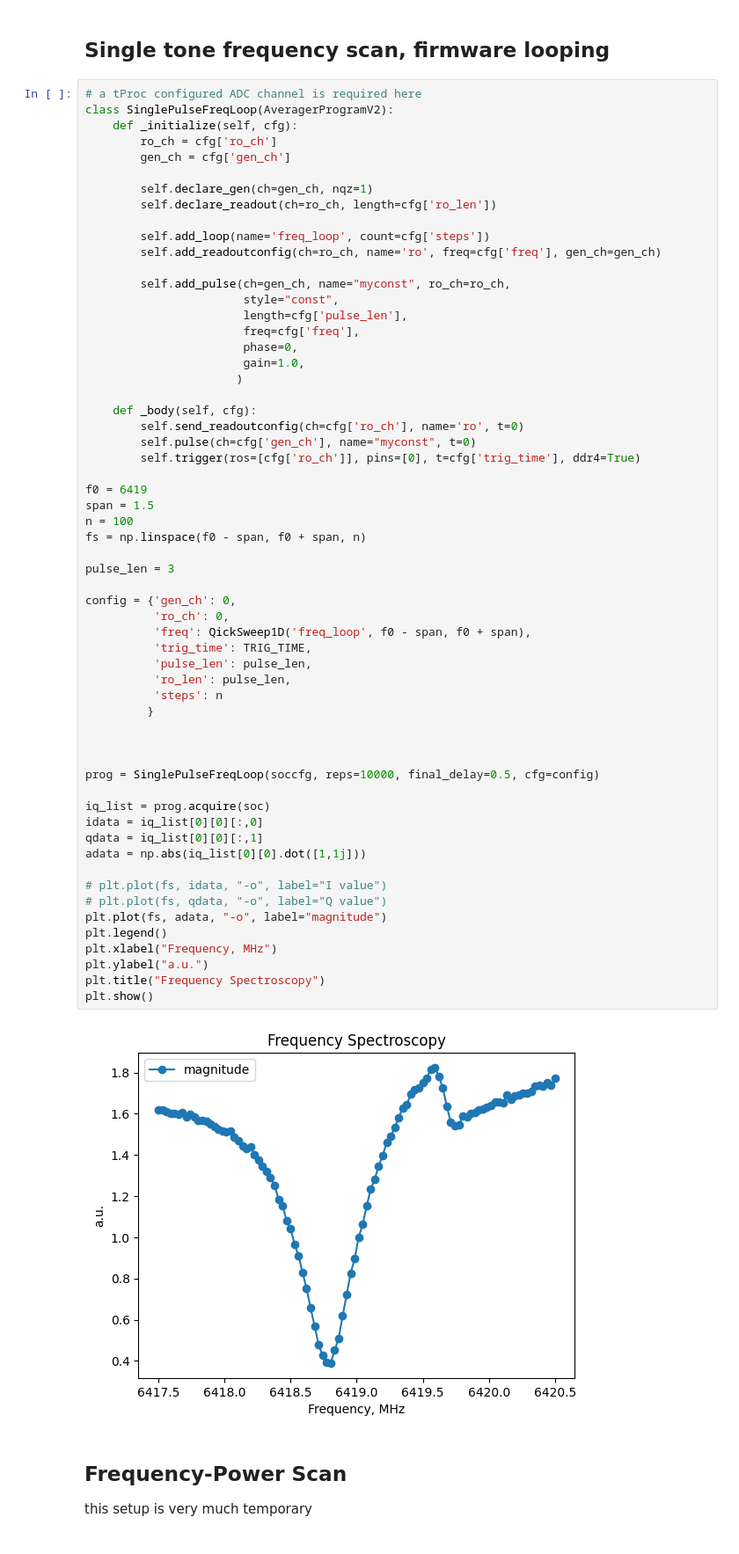
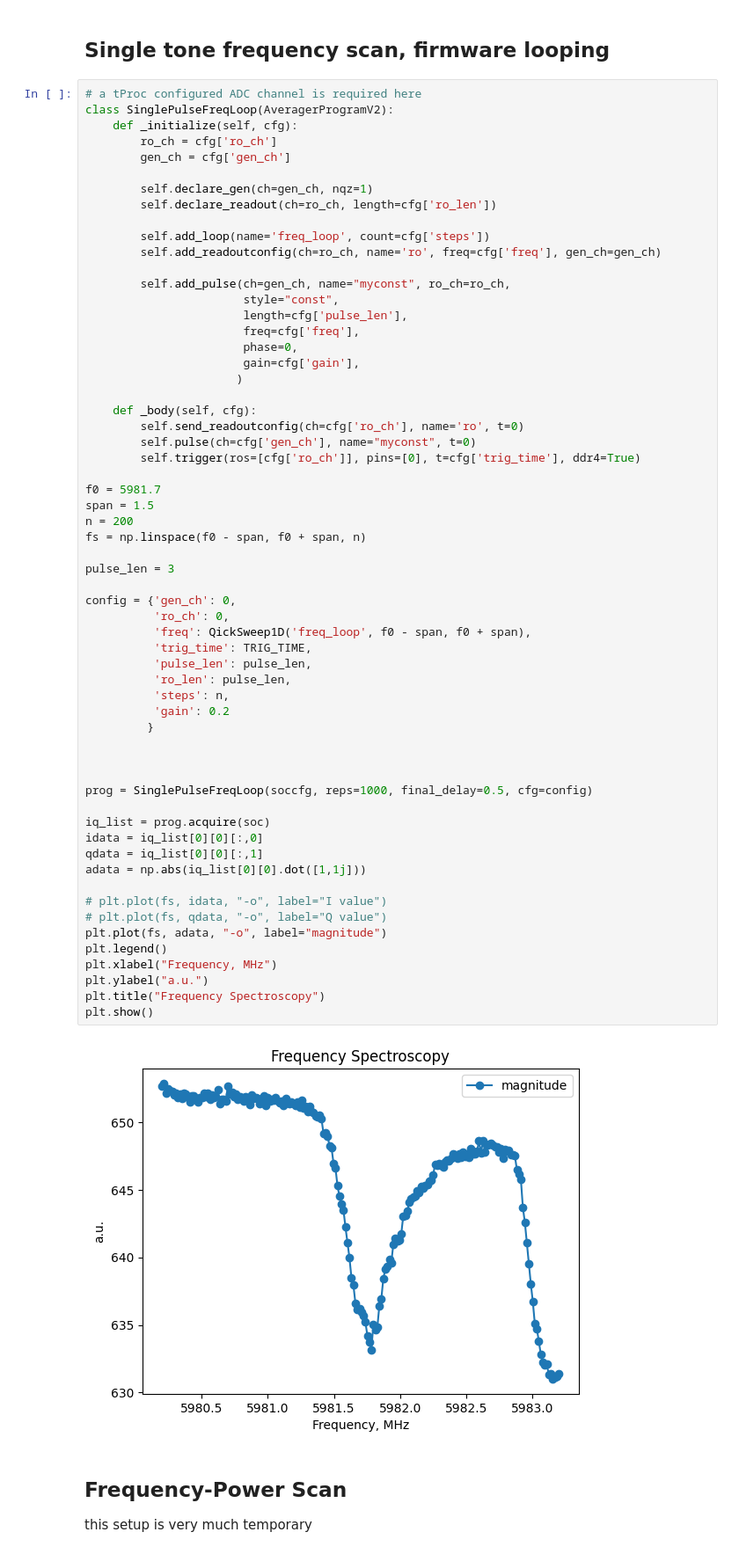
Before and after one commit to SchusterLab/ChaToT, a Jupyter notebook: nb/qubit_demos_tprocv2.ipynb, the cells around one changed output. Shown at 88% size. Saved outputs shown, nothing was run; the diff lists cells and outputs as text.

```diff
--- a/nb/qubit_demos_tprocv2.ipynb
+++ b/nb/qubit_demos_tprocv2.ipynb
@@ -238,7 +239,7 @@ class SinglePulseFreqLoop(AveragerProgramV2):
                        length=cfg['pulse_len'],
                        freq=cfg['freq'],
                        phase=0,
-                       gain=1.0,
+                       gain=cfg['gain'],
                       )
 
     def _body(self, cfg):
@@ -246,41 +247,42 @@ class SinglePulseFreqLoop(AveragerProgramV2):
         self.pulse(ch=cfg['gen_ch'], name="myconst", t=0)
         self.trigger(ros=[cfg['ro_ch']], pins=[0], t=cfg['trig_time'], ddr4=True)
 
-f0 = 6419
+f0 = 5981.7
 span = 1.5
-n = 100
+n = 200
 fs = np.linspace(f0 - span, f0 + span, n)
 
 pulse_len = 3
 
 config = {'gen_ch': 0,
           'ro_ch': 0,
           'freq': QickSweep1D('freq_loop', f0 - span, f0 + span),
           'trig_time': TRIG_TIME,
           'pulse_len': pulse_len,
           'ro_len': pulse_len,
-          'steps': n
+          'steps': n,
+          'gain': 0.2
          }
 
 
 
-prog = SinglePulseFreqLoop(soccfg, reps=10000, final_delay=0.5, cfg=config)
+prog = SinglePulseFreqLoop(soccfg, reps=1000, final_delay=0.5, cfg=config)
 
 iq_list = prog.acquire(soc)
 idata = iq_list[0][0][:,0]
 qdata = iq_list[0][0][:,1]
 adata = np.abs(iq_list[0][0].dot([1,1j]))
 
 # plt.plot(fs, idata, "-o", label="I value")
 # plt.plot(fs, qdata, "-o", label="Q value")
 plt.plot(fs, adata, "-o", label="magnitude")
 plt.legend()
 plt.xlabel("Frequency, MHz")
 plt.ylabel("a.u.")
 plt.title("Frequency Spectroscopy")
 plt.show()
 # %% [output]
-[figure, old version]
+[figure, new version]
 # %% [markdown]
 ## Frequency-Power Scan
 this setup is very much temporary
```
Also changed, not shown: parts of 8 cells of this notebook, 1 other file.
